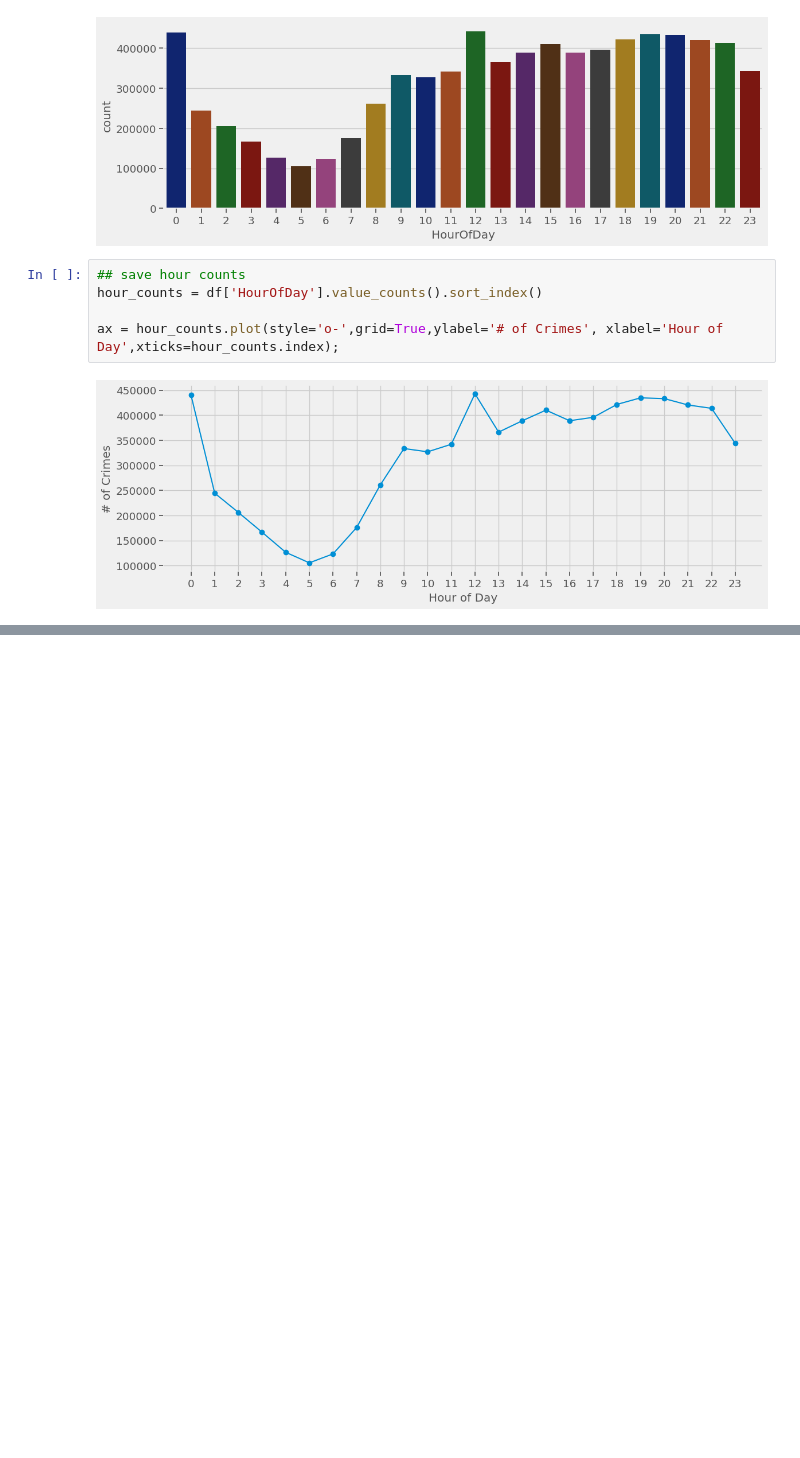
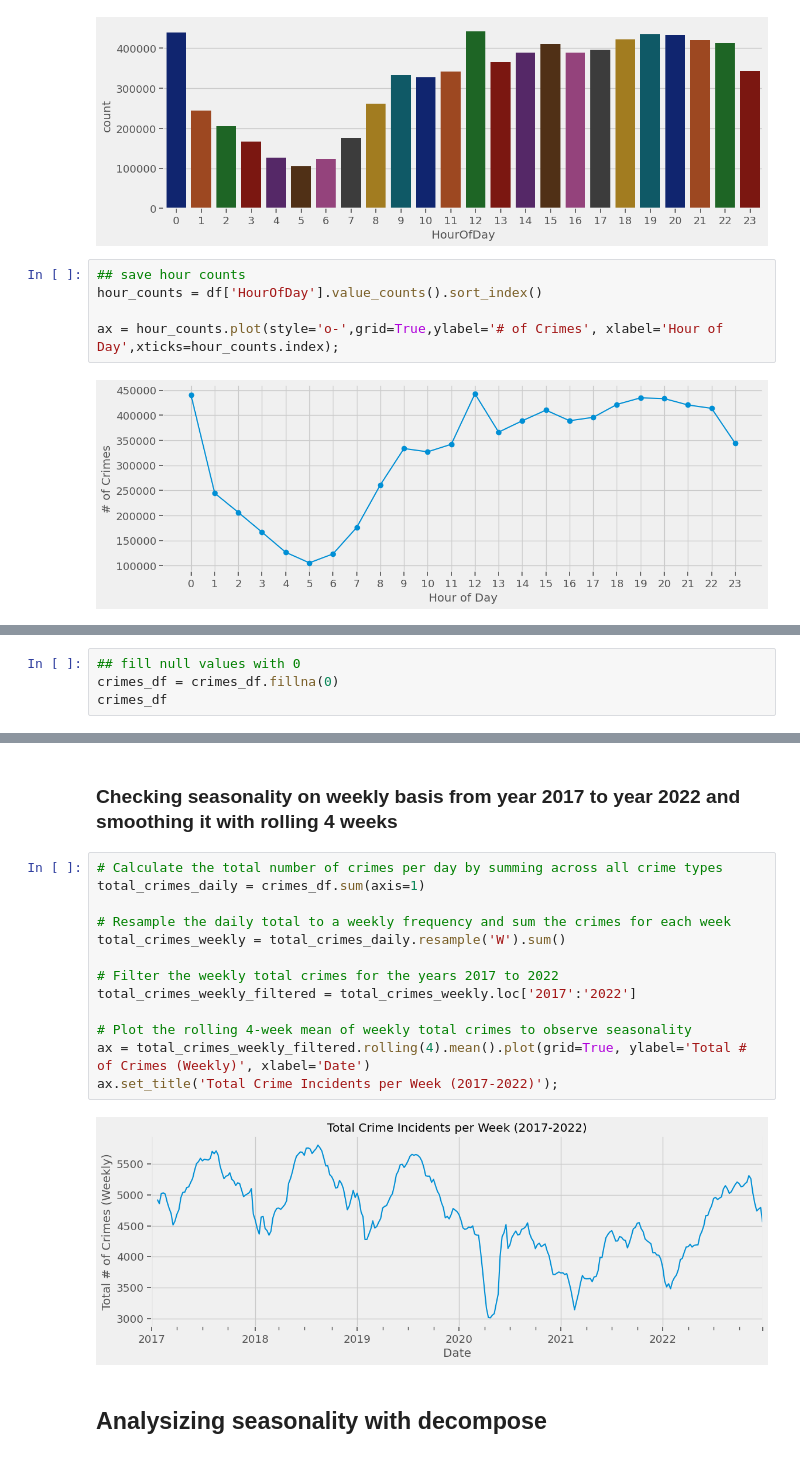
Before and after one commit to Khalil-Salama/Chicago-crime-data, a Jupyter notebook: Chicago_crime_data.ipynb, the cells around one changed output, grey strips where cells are left out. Saved outputs shown, nothing was run; the diff lists cells and outputs as text; blank space fills up the shorter version.

```diff
--- a/Chicago_crime_data.ipynb
+++ b/Chicago_crime_data.ipynb
@@ -707,0 +813,4 @@ ax = hour_counts.plot(style='o-',grid=True,ylabel='# of Crimes', xlabel='Hour of
+# %%
+## fill null values with 0
+crimes_df = crimes_df.fillna(0)
+crimes_df
@@ -707,0 +832,19 @@ ax = hour_counts.plot(style='o-',grid=True,ylabel='# of Crimes', xlabel='Hour of
+# %% [markdown]
+### Checking seasonality on weekly basis from year 2017 to year 2022 and smoothing it with **rolling 4 weeks**
+# %%
+# Calculate the total number of crimes per day by summing across all crime types
+total_crimes_daily = crimes_df.sum(axis=1)
+
+# Resample the daily total to a weekly frequency and sum the crimes for each week
+total_crimes_weekly = total_crimes_daily.resample('W').sum()
+
+# Filter the weekly total crimes for the years 2017 to 2022
+total_crimes_weekly_filtered = total_crimes_weekly.loc['2017':'2022']
+
+# Plot the rolling 4-week mean of weekly total crimes to observe seasonality
+ax = total_crimes_weekly_filtered.rolling(4).mean().plot(grid=True, ylabel='Total # of Crimes (Weekly)', xlabel='Date')
+ax.set_title('Total Crime Incidents per Week (2017-2022)');
+# %% [output]
+[figure, added]
+# %% [markdown]
+## Analysizing seasonality with decompose
```
Also changed, not shown: parts of 36 cells of this notebook.
